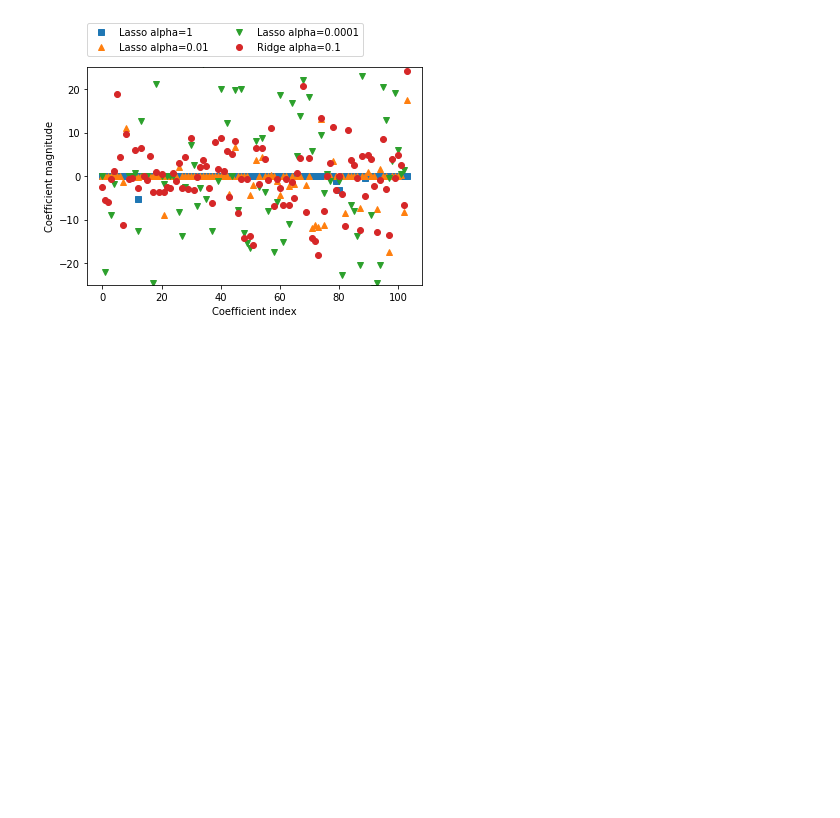
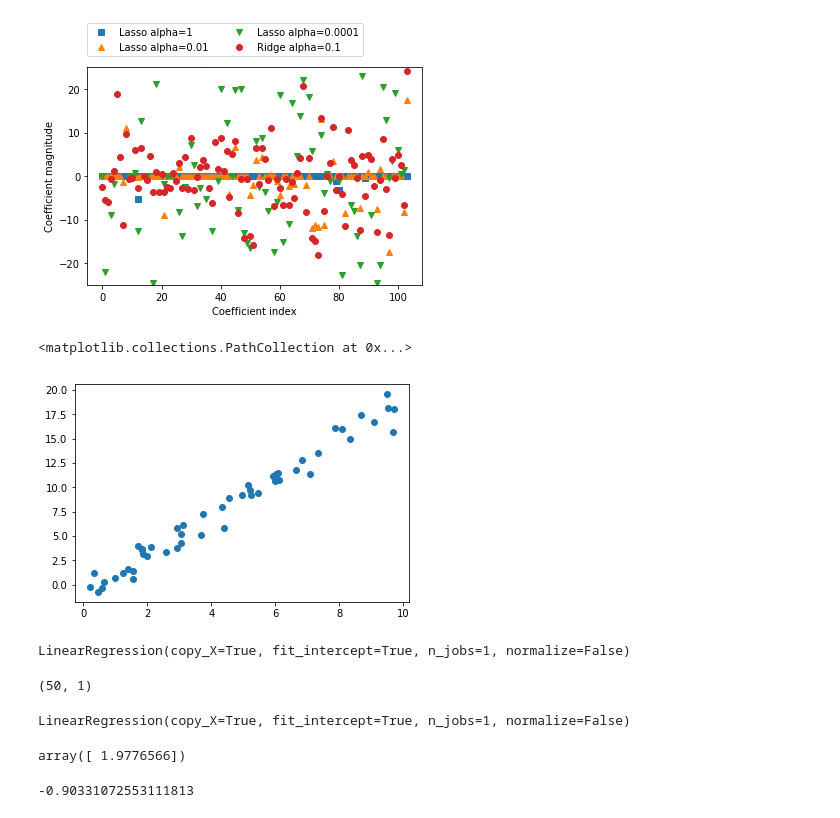
Before and after one commit to olivercqc/Learning-Python, a Jupyter notebook: Scikit-learn/Linear Regression.ipynb, the cells around one changed output. Saved outputs shown, nothing was run; the diff lists cells and outputs as text; code cells hidden in the pictures; blank space fills up the shorter version.

```diff
--- a/Scikit-learn/Linear Regression.ipynb
+++ b/Scikit-learn/Linear Regression.ipynb
@@ -128,3 +128,33 @@ plt.xlabel("Coefficient index")
 plt.ylabel("Coefficient magnitude");
 # %% [output]
 [figure]
+# %%
+rng = np.random.RandomState(42)
+x = 10 * rng.rand(50)
+y = 2 * x - 1 + rng.randn(50)
+plt.scatter(x, y)
+# %% [output]
+<matplotlib.collections.PathCollection at 0x...>
+[figure, added]
+# %%
+lr = LinearRegression(fit_intercept=True)
+lr
+# %% [output]
+LinearRegression(copy_X=True, fit_intercept=True, n_jobs=1, normalize=False)
+# %%
+X = x[:, np.newaxis]
+X.shape
+# %% [output]
+(50, 1)
+# %%
+lr.fit(X, y)
+# %% [output]
+LinearRegression(copy_X=True, fit_intercept=True, n_jobs=1, normalize=False)
+# %%
+lr.coef_
+# %% [output]
+array([ 1.9776566])
+# %%
+lr.intercept_
+# %% [output]
+-0.90331072553111813
```
Also changed, not shown: parts of 15 cells of this notebook.
